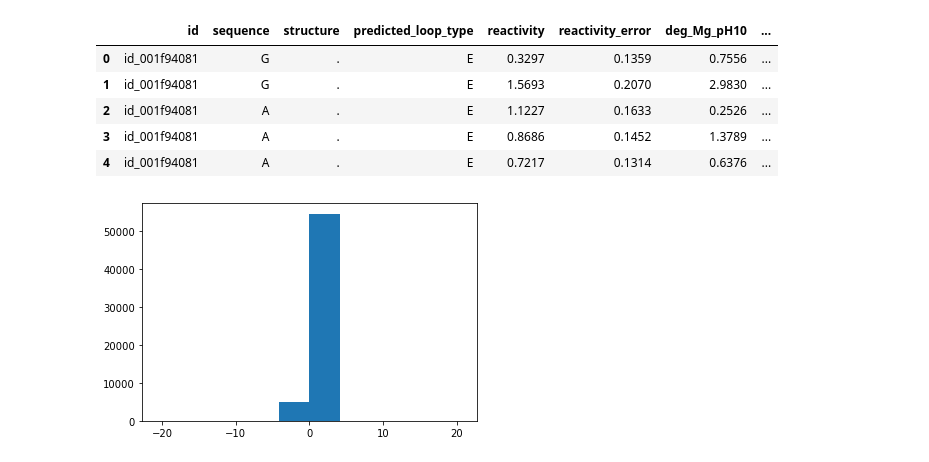
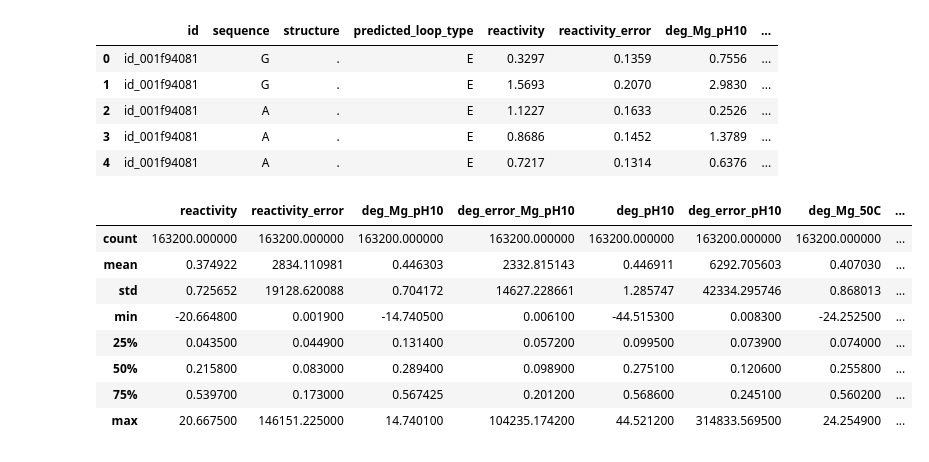
Before and after one commit to ErickDiaz/bioinformatics_python, a Jupyter notebook: covid/base_model.ipynb, the cells around one changed output. Cells and saved outputs as stored; diff of their text form; code cells hidden in the pictures.

```diff
--- a/covid/base_model.ipynb
+++ b/covid/base_model.ipynb
@@ -270,9 +278,3 @@ train_data.head()
 | 2 | id_001f94081 | A | . | E | 1.1227 | 0.1633 | 0.2526 | ... |
 | 3 | id_001f94081 | A | . | E | 0.8686 | 0.1452 | 1.3789 | ... |
 | 4 | id_001f94081 | A | . | E | 0.7217 | 0.1314 | 0.6376 | ... |
-# %%
-x = train_data[train_data.sequence == 'A']['reactivity'].values
-plt.hist(x, bins=10)
-plt.show()
-# %% [output]
-[figure, removed]
@@ -280,0 +281,12 @@ x
+# %%
+train_data.describe()
+# %% [output]
+|  | reactivity | reactivity_error | deg_Mg_pH10 | deg_error_Mg_pH10 | deg_pH10 | deg_error_pH10 | deg_Mg_50C | ... |
+| count | 163200.000000 | 163200.000000 | 163200.000000 | 163200.000000 | 163200.000000 | 163200.000000 | 163200.000000 | ... |
+| mean | 0.374922 | 2834.110981 | 0.446303 | 2332.815143 | 0.446911 | 6292.705603 | 0.407030 | ... |
+| std | 0.725652 | 19128.620088 | 0.704172 | 14627.228661 | 1.285747 | 42334.295746 | 0.868013 | ... |
+| min | -20.664800 | 0.001900 | -14.740500 | 0.006100 | -44.515300 | 0.008300 | -24.252500 | ... |
+| 25% | 0.043500 | 0.044900 | 0.131400 | 0.057200 | 0.099500 | 0.073900 | 0.074000 | ... |
+| 50% | 0.215800 | 0.083000 | 0.289400 | 0.098900 | 0.275100 | 0.120600 | 0.255800 | ... |
+| 75% | 0.539700 | 0.173000 | 0.567425 | 0.201200 | 0.568600 | 0.245100 | 0.560200 | ... |
+| max | 20.667500 | 146151.225000 | 14.740100 | 104235.174200 | 44.521200 | 314833.569500 | 24.254900 | ... |
```
Also changed, not shown: parts of 20 cells of this notebook.
